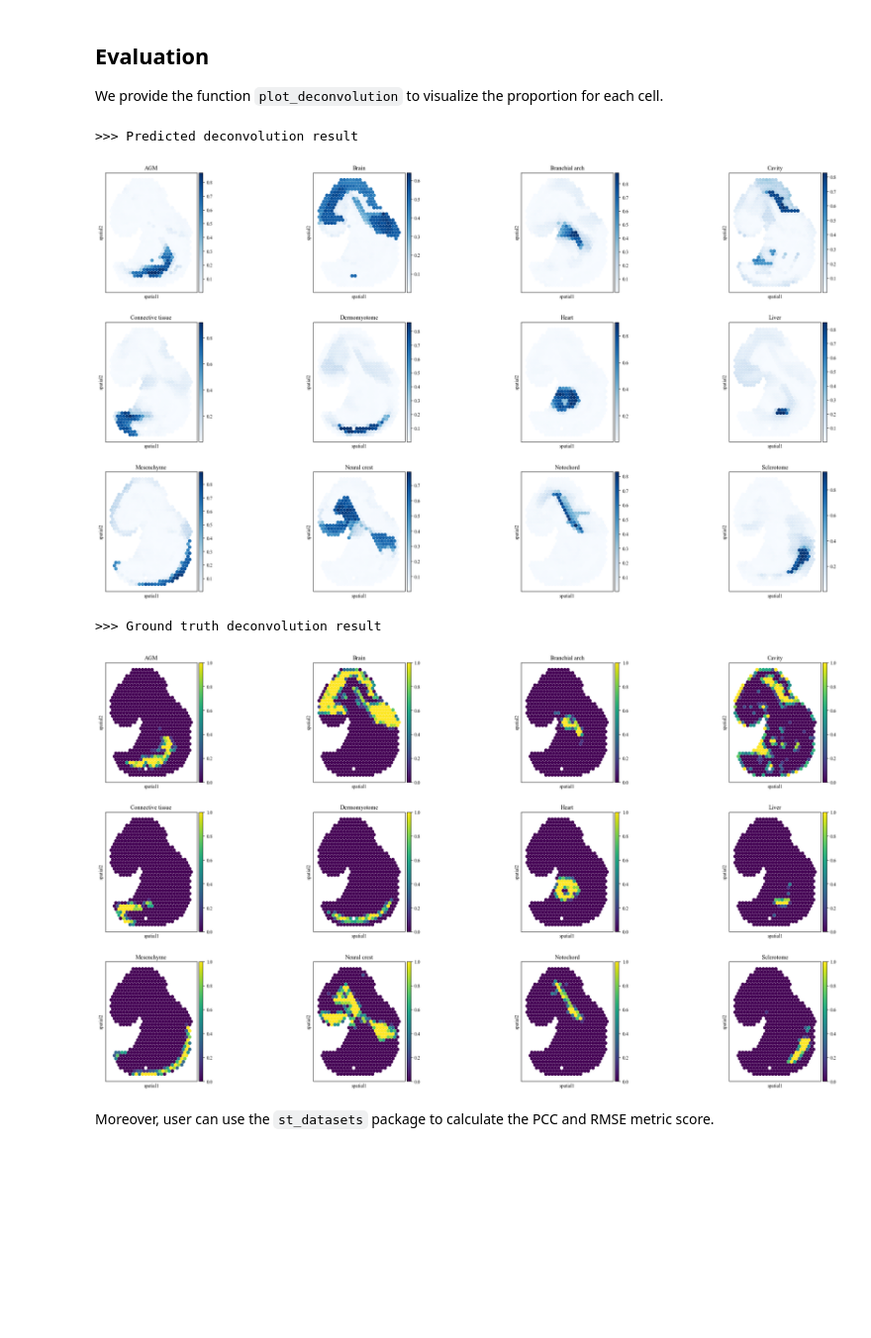
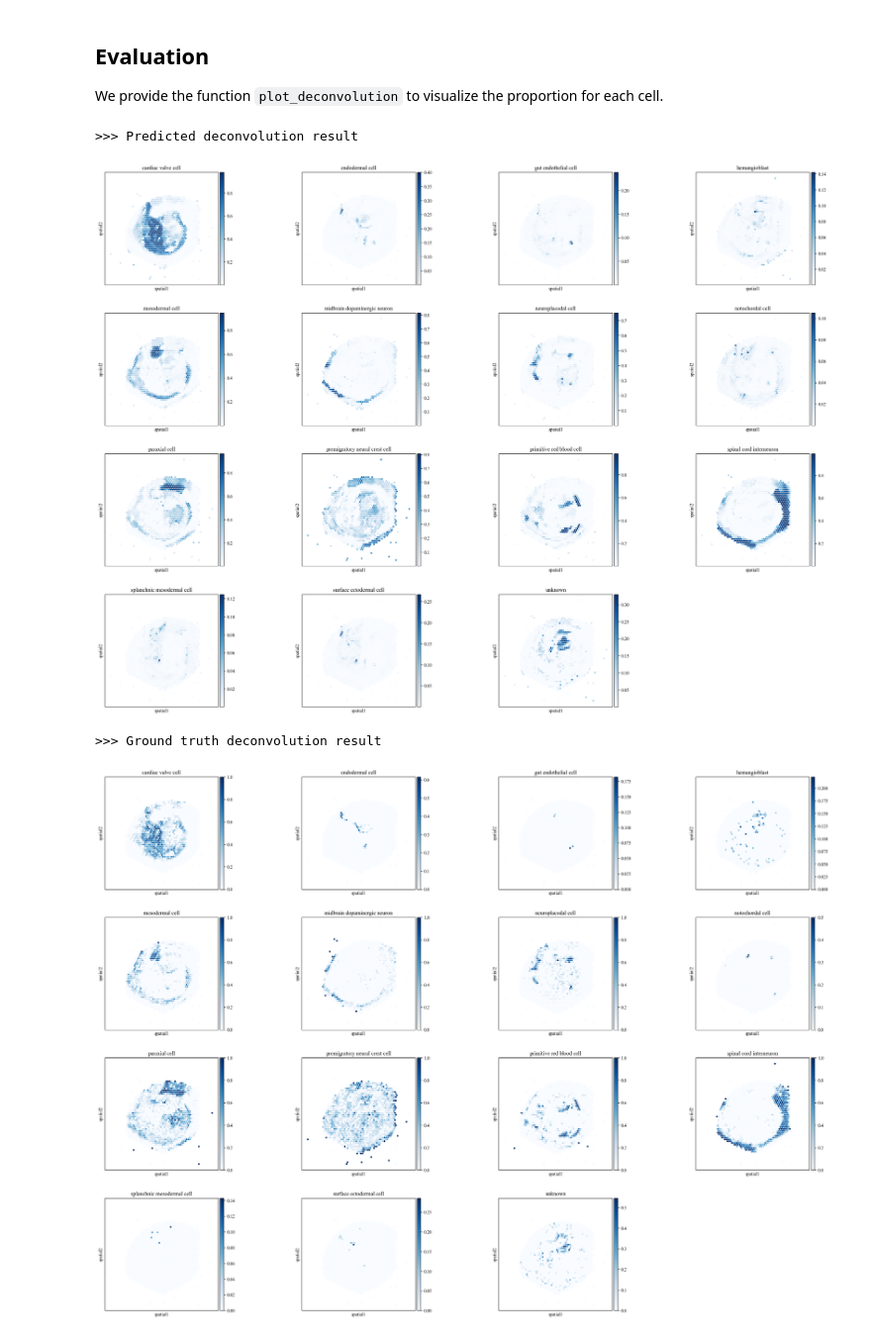
Before and after one commit to hannshu/stSCI, a Jupyter notebook: docs/source/section3_deconvolution_sim.ipynb, the cells around one changed output. Shown at 99% size. Saved outputs shown, nothing was run; the diff lists cells and outputs as text; code cells hidden in the pictures; blank space fills up the shorter version.

```diff
--- a/docs/source/section3_deconvolution_sim.ipynb
+++ b/docs/source/section3_deconvolution_sim.ipynb
@@ -34,5 +28,5 @@ sc.pp.log1p(st_adata)
 # %% [markdown]
 ## Model training
 # %%
-sc_adata, st_adata = stSCI.train(sc_adata, st_adata, cluster_key='annotation', deconvolution=True)
+sc_adata, st_adata = stSCI.train(sc_adata, st_adata, hvg_count=6000, cluster_key='cell_type', deconvolution=True)
 # %% [output]
@@ -49,12 +43,11 @@ sc_adata, st_adata = stSCI.train(sc_adata, st_adata, cluster_key='annotation', d
 ## Evaluation
 
 We provide the function `plot_deconvolution` to visualize the proportion for each cell.
-# %%
-plot_deconvolution(st_adata, spot_size=3.5)
-# %% [output]
->>> Predicted deconvolution result
-[figure, removed]
->>> Ground truth deconvolution result
-[figure, removed]
-# %% [markdown]
-Moreover, user can use the `st_datasets` package to calculate the PCC and RMSE metric score.
+# %%
+from stSCI.utils.plot import plot_deconvolution
+plot_deconvolution(st_adata, spot_size=50)
+# %% [output]
+>>> Predicted deconvolution result
+[figure, added]
+>>> Ground truth deconvolution result
+[figure, added]
```
Also changed, not shown: parts of 7 cells of this notebook, 10 other files.
